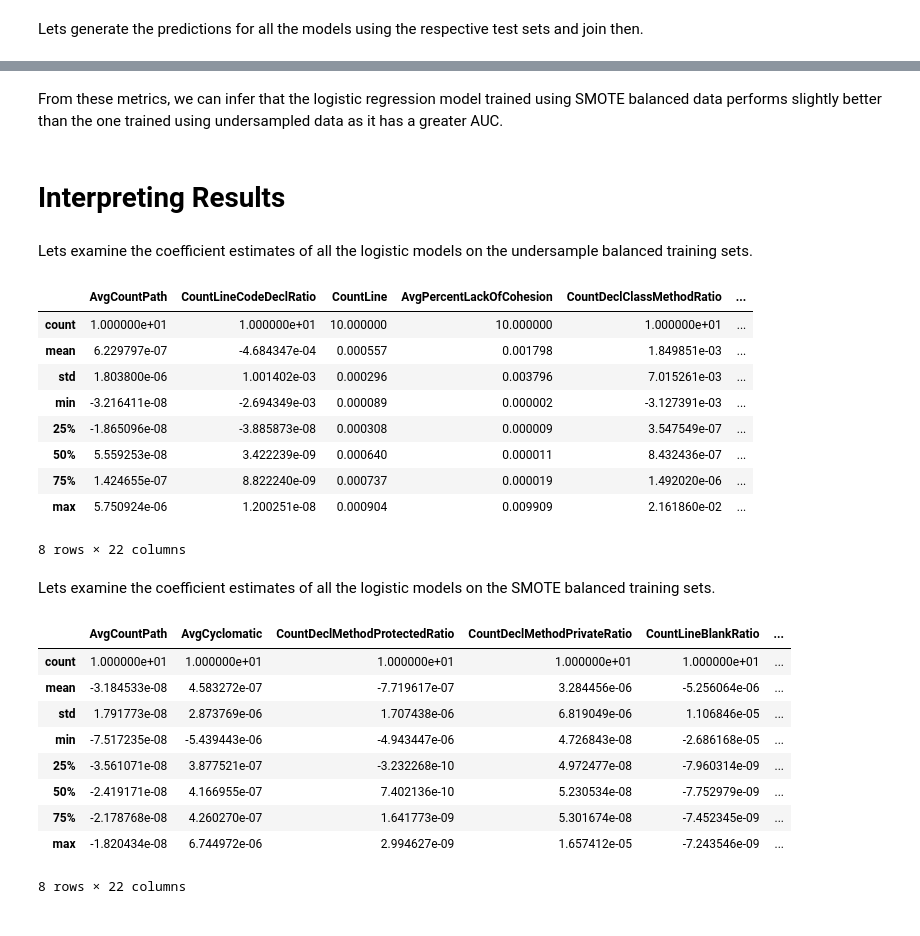
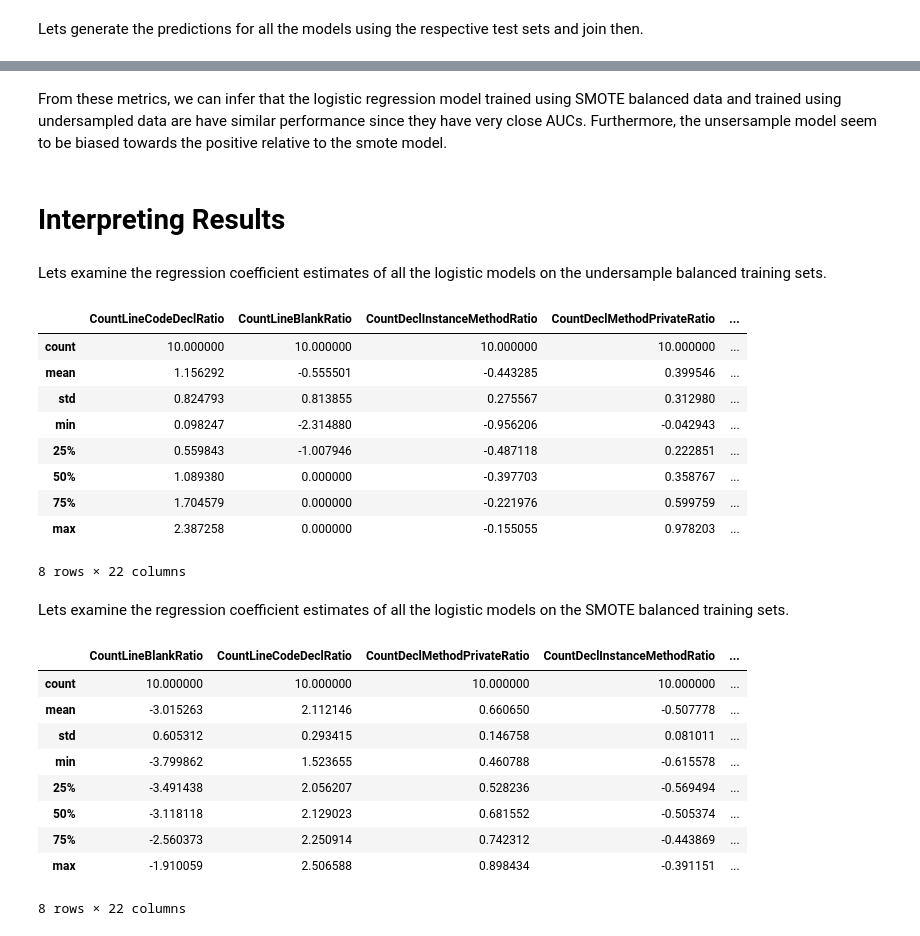
Before and after one commit to ahenrij/ets-mgl869-hive, a Jupyter notebook: src/lab/notebooks/logistic_regression.ipynb, the cells around one changed output, grey strips where cells are left out. Saved outputs shown, nothing was run; the diff lists cells and outputs as text; code cells hidden in the pictures.

Commit message:
Optimized logit penalty

```diff
--- a/src/lab/notebooks/logistic_regression.ipynb
+++ b/src/lab/notebooks/logistic_regression.ipynb
@@ -27 +26,7 @@ max_iter = 10000
+# %%
+def create_model():
+    new_model = LogisticRegression(penalty='l1',
+                                   solver='liblinear',
+                                   max_iter=10000)
+    return new_model
 # %% [markdown]
@@ -40,14 +45,14 @@ def split_xy(dataset: pd.DataFrame):
 # %%
 models_undersample = []
 for ts in train_sets_undersample:
-    model = LogisticRegression(max_iter=max_iter)
+    model = create_model()
     x, y = split_xy(ts)
     model.fit(x, y)
     models_undersample.append(model)
 
 models_smote = []
 for ts in train_sets_smote:
-    model = LogisticRegression(max_iter=max_iter)
+    model = create_model()
     x, y = split_xy(ts)
     model.fit(x, y)
     models_smote.append(model)
@@ -77,36 +83,36 @@ RocCurveDisplay.from_predictions(y_test, y_hat_smote)
 # %% [markdown]
-From these metrics, we can infer that the logistic regression model trained using SMOTE balanced data performs slightly better than the one trained using undersampled data as it has a greater AUC.
+From these metrics, we can infer that the logistic regression model trained using SMOTE balanced data and trained using undersampled data are have similar performance since they have very close AUCs. Furthermore, the unsersample model seem to be biased towards the positive relative to the smote model.
 # %% [markdown]
 # Interpreting Results
 # %% [markdown]
-Lets examine the coefficient estimates of all the logistic models on the undersample balanced training sets.
+Lets examine the regression coefficient estimates of all the logistic models on the undersample balanced training sets.
 # %%
 estimate_undersample = pd.DataFrame(np.concatenate([model.coef_ for model in models_undersample]), columns=models_undersample[0].feature_names_in_)
-estimate_undersample.describe().sort_values('mean', axis=1, key=abs)
+estimate_undersample.describe().sort_values('mean', axis=1, ascending=False, key=abs)
 # %% [output]
-|  | AvgCountPath | CountLineCodeDeclRatio | CountLine | AvgPercentLackOfCohesion | CountDeclClassMethodRatio | ... |
-| count | 1.000000e+01 | 1.000000e+01 | 10.000000 | 10.000000 | 1.000000e+01 | ... |
-| mean | 6.229797e-07 | -4.684347e-04 | 0.000557 | 0.001798 | 1.849851e-03 | ... |
-| std | 1.803800e-06 | 1.001402e-03 | 0.000296 | 0.003796 | 7.015261e-03 | ... |
-| min | -3.216411e-08 | -2.694349e-03 | 0.000089 | 0.000002 | -3.127391e-03 | ... |
-| 25% | -1.865096e-08 | -3.885873e-08 | 0.000308 | 0.000009 | 3.547549e-07 | ... |
-| 50% | 5.559253e-08 | 3.422239e-09 | 0.000640 | 0.000011 | 8.432436e-07 | ... |
-| 75% | 1.424655e-07 | 8.822240e-09 | 0.000737 | 0.000019 | 1.492020e-06 | ... |
-| max | 5.750924e-06 | 1.200251e-08 | 0.000904 | 0.009909 | 2.161860e-02 | ... |
+|  | CountLineCodeDeclRatio | CountLineBlankRatio | CountDeclInstanceMethodRatio | CountDeclMethodPrivateRatio | ... |
+| count | 10.000000 | 10.000000 | 10.000000 | 10.000000 | ... |
+| mean | 1.156292 | -0.555501 | -0.443285 | 0.399546 | ... |
+| std | 0.824793 | 0.813855 | 0.275567 | 0.312980 | ... |
+| min | 0.098247 | -2.314880 | -0.956206 | -0.042943 | ... |
+| 25% | 0.559843 | -1.007946 | -0.487118 | 0.222851 | ... |
+| 50% | 1.089380 | 0.000000 | -0.397703 | 0.358767 | ... |
+| 75% | 1.704579 | 0.000000 | -0.221976 | 0.599759 | ... |
+| max | 2.387258 | 0.000000 | -0.155055 | 0.978203 | ... |
 8 rows × 22 columns
 # %% [markdown]
-Lets examine the coefficient estimates of all the logistic models on the SMOTE balanced training sets.
+Lets examine the regression coefficient estimates of all the logistic models on the SMOTE balanced training sets.
 # %%
 estimate_smote = pd.DataFrame(np.concatenate([model.coef_ for model in models_smote]), columns=models_smote[0].feature_names_in_)
-estimate_smote.describe().sort_values('mean', axis=1, key=abs)
+estimate_smote.describe().sort_values('mean', axis=1, ascending=False, key=abs)
 # %% [output]
-|  | AvgCountPath | AvgCyclomatic | CountDeclMethodProtectedRatio | CountDeclMethodPrivateRatio | CountLineBlankRatio | ... |
-| count | 1.000000e+01 | 1.000000e+01 | 1.000000e+01 | 1.000000e+01 | 1.000000e+01 | ... |
-| mean | -3.184533e-08 | 4.583272e-07 | -7.719617e-07 | 3.284456e-06 | -5.256064e-06 | ... |
-| std | 1.791773e-08 | 2.873769e-06 | 1.707438e-06 | 6.819049e-06 | 1.106846e-05 | ... |
-| min | -7.517235e-08 | -5.439443e-06 | -4.943447e-06 | 4.726843e-08 | -2.686168e-05 | ... |
-| 25% | -3.561071e-08 | 3.877521e-07 | -3.232268e-10 | 4.972477e-08 | -7.960314e-09 | ... |
-| 50% | -2.419171e-08 | 4.166955e-07 | 7.402136e-10 | 5.230534e-08 | -7.752979e-09 | ... |
-| 75% | -2.178768e-08 | 4.260270e-07 | 1.641773e-09 | 5.301674e-08 | -7.452345e-09 | ... |
-| max | -1.820434e-08 | 6.744972e-06 | 2.994627e-09 | 1.657412e-05 | -7.243546e-09 | ... |
+|  | CountLineBlankRatio | CountLineCodeDeclRatio | CountDeclMethodPrivateRatio | CountDeclInstanceMethodRatio | ... |
+| count | 10.000000 | 10.000000 | 10.000000 | 10.000000 | ... |
+| mean | -3.015263 | 2.112146 | 0.660650 | -0.507778 | ... |
+| std | 0.605312 | 0.293415 | 0.146758 | 0.081011 | ... |
+| min | -3.799862 | 1.523655 | 0.460788 | -0.615578 | ... |
+| 25% | -3.491438 | 2.056207 | 0.528236 | -0.569494 | ... |
+| 50% | -3.118118 | 2.129023 | 0.681552 | -0.505374 | ... |
+| 75% | -2.560373 | 2.250914 | 0.742312 | -0.443869 | ... |
+| max | -1.910059 | 2.506588 | 0.898434 | -0.391151 | ... |
 8 rows × 22 columns
```
Also changed, not shown: parts of 8 cells of this notebook.
